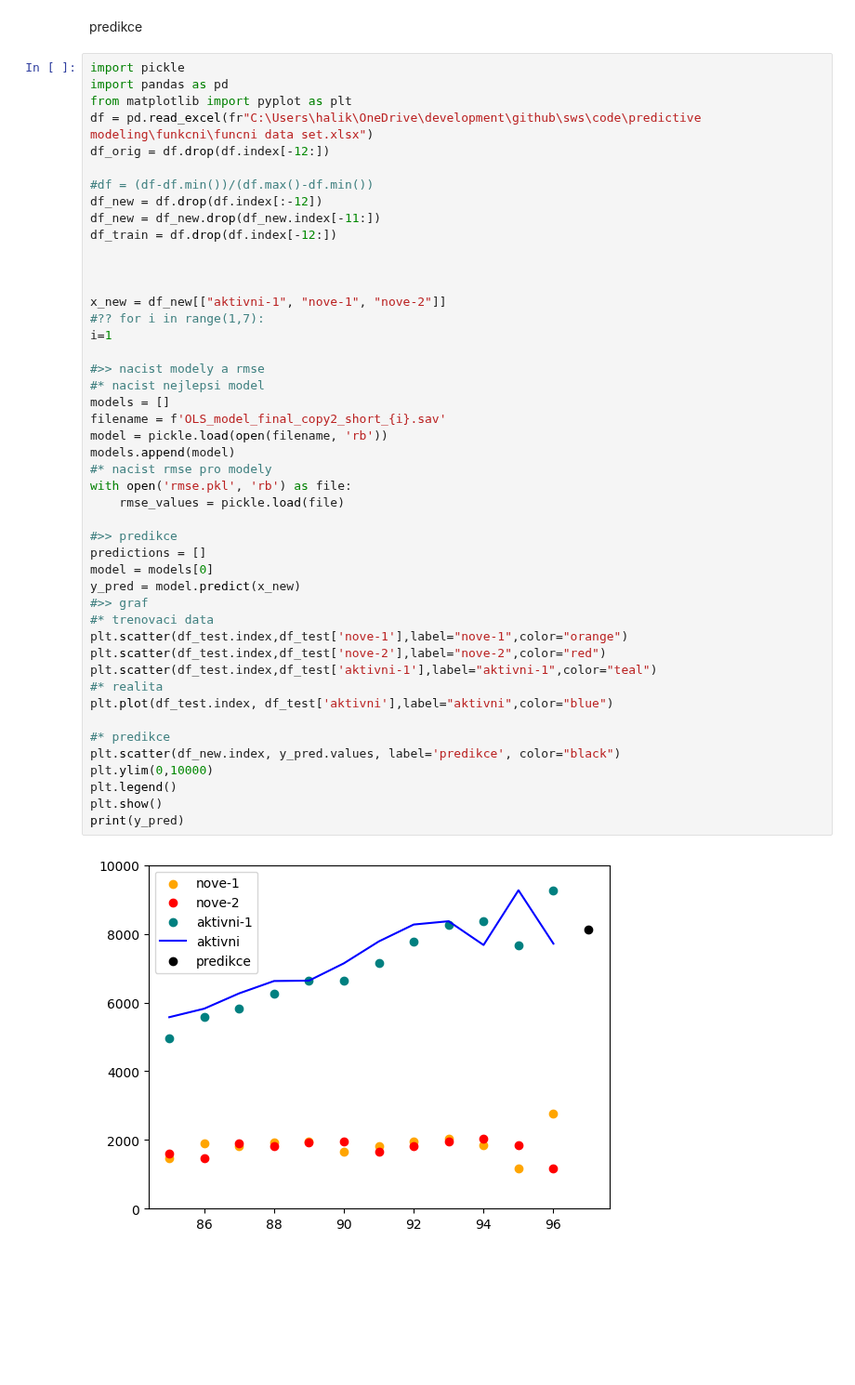
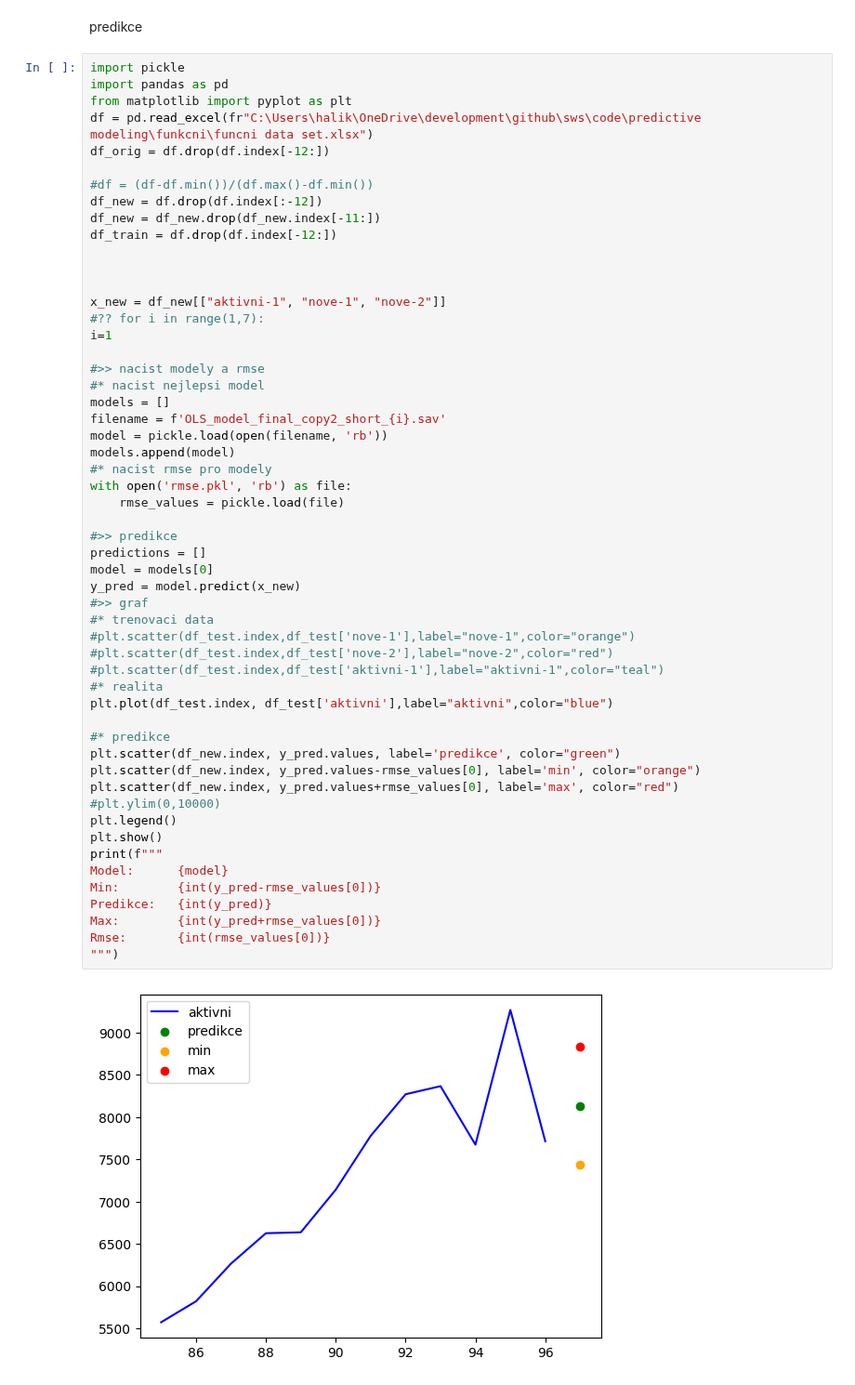
Before and after one commit to HonzaHalik/sws, a Jupyter notebook: code/predictive modeling/funkcni/predictive OLS final copy 2.ipynb, the cells around one changed output. Shown at 93% size. Drawn from its saved outputs; the diff is of its cells as text; blank space fills up the shorter version.

```diff
--- a/code/predictive modeling/funkcni/predictive OLS final copy 2.ipynb
+++ b/code/predictive modeling/funkcni/predictive OLS final copy 2.ipynb
@@ -364,37 +364,45 @@ df_train = df.drop(df.index[-12:])
 
 
 
 x_new = df_new[["aktivni-1", "nove-1", "nove-2"]]
 #?? for i in range(1,7):
 i=1
 
 #>> nacist modely a rmse
 #* nacist nejlepsi model
 models = []
 filename = f'OLS_model_final_copy2_short_{i}.sav'
 model = pickle.load(open(filename, 'rb'))
 models.append(model)
 #* nacist rmse pro modely
 with open('rmse.pkl', 'rb') as file:
     rmse_values = pickle.load(file)
 
 #>> predikce
 predictions = []
 model = models[0]
 y_pred = model.predict(x_new)
 #>> graf
 #* trenovaci data
-plt.scatter(df_test.index,df_test['nove-1'],label="nove-1",color="orange")
-plt.scatter(df_test.index,df_test['nove-2'],label="nove-2",color="red")
-plt.scatter(df_test.index,df_test['aktivni-1'],label="aktivni-1",color="teal")
+#plt.scatter(df_test.index,df_test['nove-1'],label="nove-1",color="orange")
+#plt.scatter(df_test.index,df_test['nove-2'],label="nove-2",color="red")
+#plt.scatter(df_test.index,df_test['aktivni-1'],label="aktivni-1",color="teal")
 #* realita
 plt.plot(df_test.index, df_test['aktivni'],label="aktivni",color="blue")
 
 #* predikce
-plt.scatter(df_new.index, y_pred.values, label='predikce', color="black")
-plt.ylim(0,10000)
+plt.scatter(df_new.index, y_pred.values, label='predikce', color="green")
+plt.scatter(df_new.index, y_pred.values-rmse_values[0], label='min', color="orange")
+plt.scatter(df_new.index, y_pred.values+rmse_values[0], label='max', color="red")
+#plt.ylim(0,10000)
 plt.legend()
 plt.show()
-print(y_pred)
+print(f"""
+Model:      {model}
+Min:        {int(y_pred-rmse_values[0])}
+Predikce:   {int(y_pred)}
+Max:        {int(y_pred+rmse_values[0])}
+Rmse:       {int(rmse_values[0])}
+""")
 # %% [output]
-[figure, old version]
+[figure, new version]
```
Also changed, not shown: parts of 2 cells of this notebook, 4 other files.
